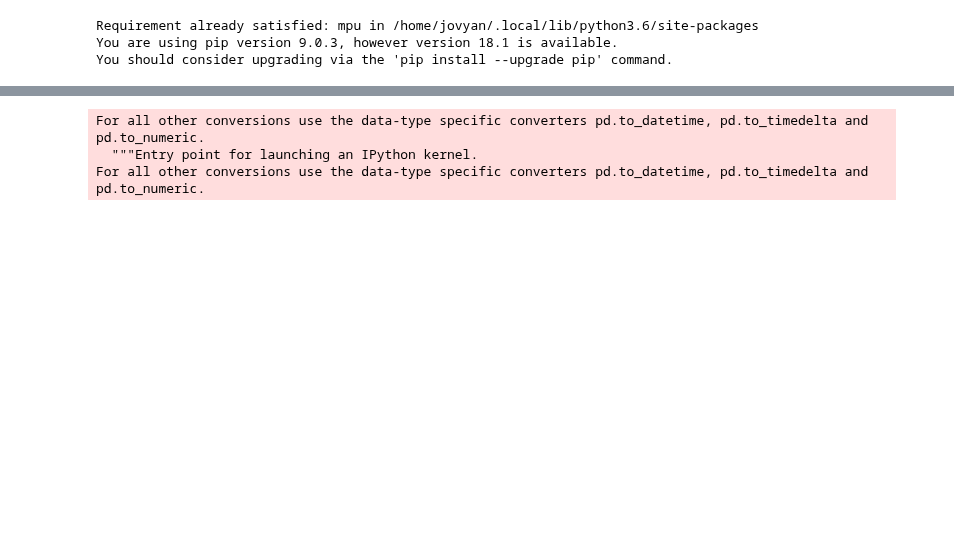
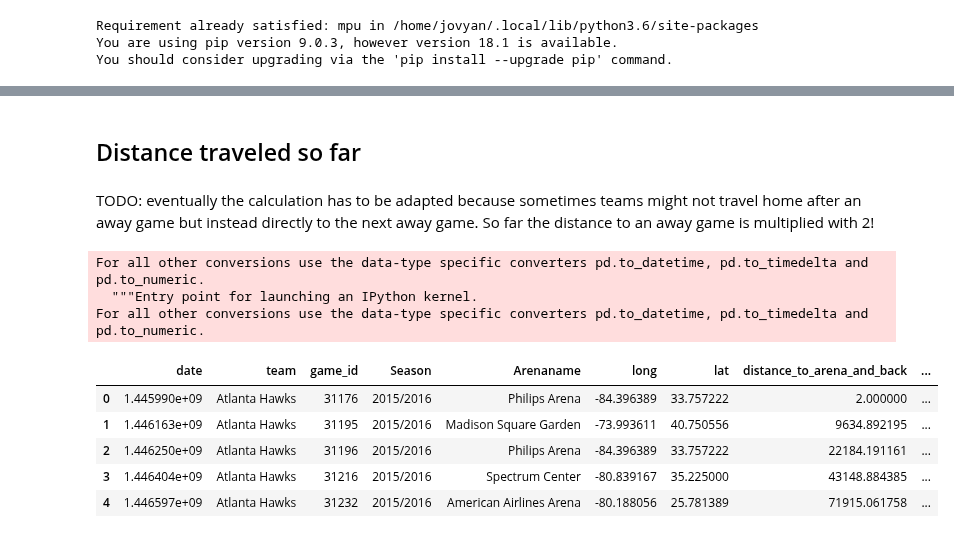
Before and after one commit to jgoerner/SportsPrediction, a Jupyter notebook: NBA/notebooks/2.1-feature-engineering-iteration-2.ipynb, the cells around one changed output, grey strips where cells are left out. Saved outputs shown, nothing was run; the diff lists cells and outputs as text; code cells hidden in the pictures; blank space fills up the shorter version.

```diff
--- a/NBA/notebooks/2.1-feature-engineering-iteration-2.ipynb
+++ b/NBA/notebooks/2.1-feature-engineering-iteration-2.ipynb
@@ -27,3 +30,7 @@ df = get_feature("list_all_games_with_location")
+# %% [markdown]
+## Distance traveled so far
+# %% [markdown]
+TODO: eventually the calculation has to be adapted because sometimes teams might not travel home after an away game but instead directly to the next away game. So far the distance to an away game is multiplied with 2!
 # %%
 df['lat'] = df['lat'].convert_objects(convert_numeric=True)
 df['long'] = df['long'].convert_objects(convert_numeric=True)
@@ -56,3 +63,12 @@ for x in df.index.values[1:-1]:
         distance_traveled.append(1)
 distance_traveled.append(1)
 df["distance_traveled"] = distance_traveled
+# %%
+df.head(5)
+# %% [output]
+|  | date | team | game_id | Season | Arenaname | long | lat | distance_to_arena_and_back | ... |
+| 0 | 1.445990e+09 | Atlanta Hawks | 31176 | 2015/2016 | Philips Arena | -84.396389 | 33.757222 | 2.000000 | ... |
+| 1 | 1.446163e+09 | Atlanta Hawks | 31195 | 2015/2016 | Madison Square Garden | -73.993611 | 40.750556 | 9634.892195 | ... |
+| 2 | 1.446250e+09 | Atlanta Hawks | 31196 | 2015/2016 | Philips Arena | -84.396389 | 33.757222 | 22184.191161 | ... |
+| 3 | 1.446404e+09 | Atlanta Hawks | 31216 | 2015/2016 | Spectrum Center | -80.839167 | 35.225000 | 43148.884385 | ... |
+| 4 | 1.446597e+09 | Atlanta Hawks | 31232 | 2015/2016 | American Airlines Arena | -80.188056 | 25.781389 | 71915.061758 | ... |
```
Also changed, not shown: parts of 9 cells of this notebook.
